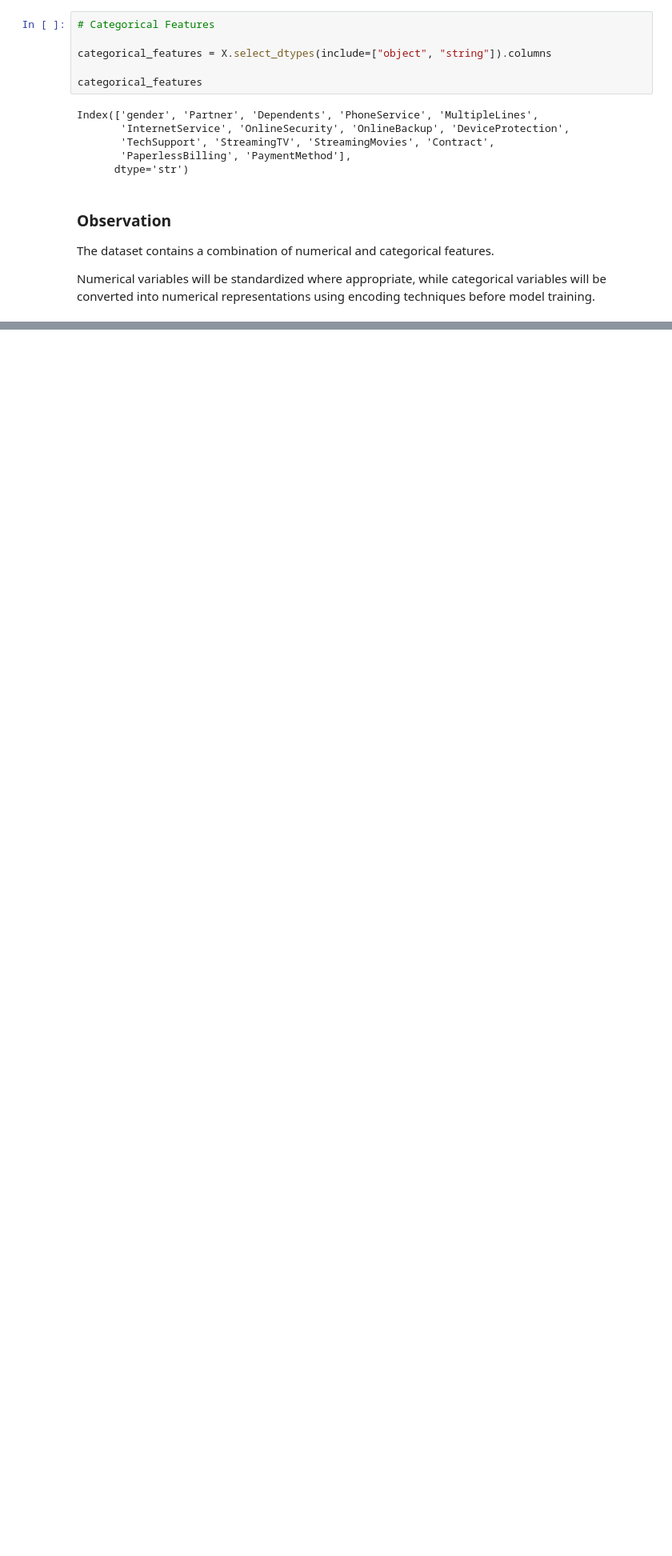
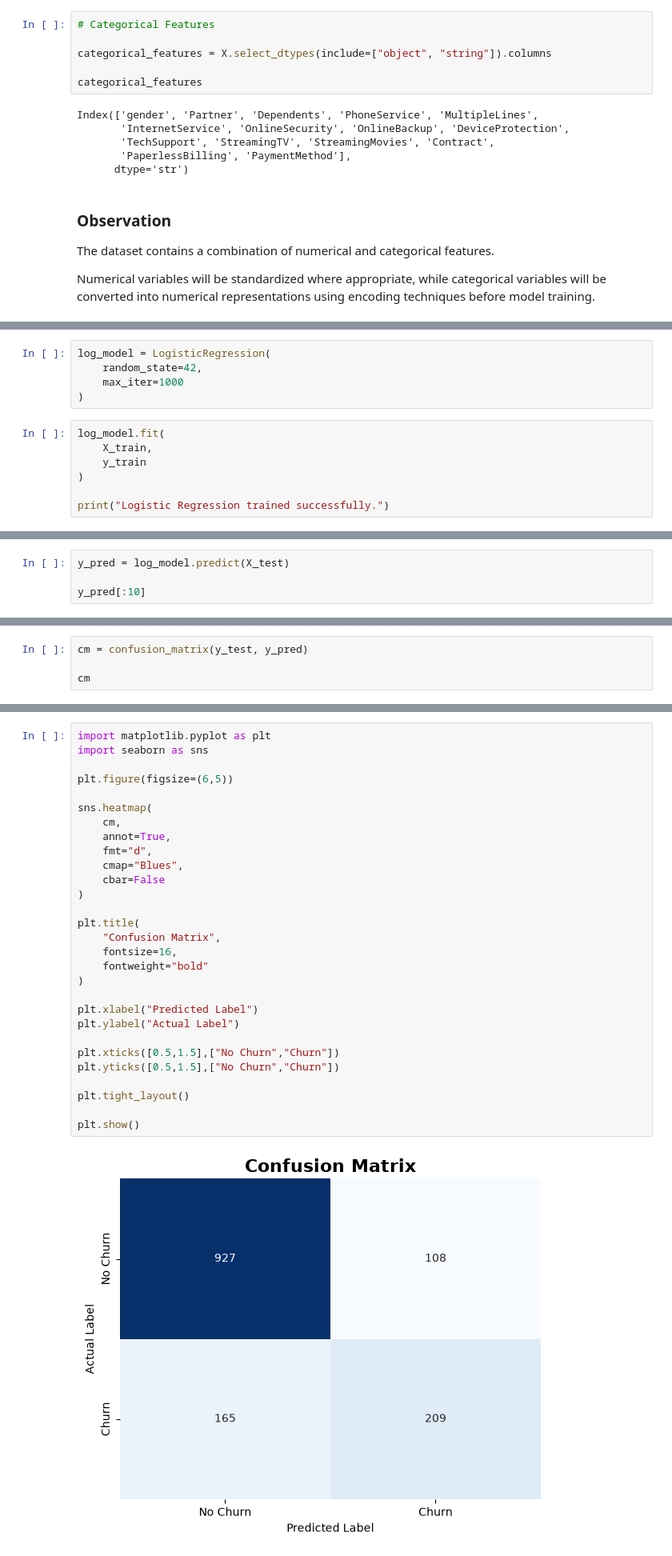
Before and after one commit to Al-maqdis/telecom-churn-prediction, a Jupyter notebook: notebooks/03_data_preprocessing.ipynb, the cells around one changed output, grey strips where cells are left out. Shown at 80% size. Drawn from its saved outputs; the diff is of its cells as text; blank space fills up the shorter version.

Commit message:
Initial commit: Telecom Customer Churn Prediction System

```diff
--- a/notebooks/03_data_preprocessing.ipynb
+++ b/notebooks/03_data_preprocessing.ipynb
@@ -387,0 +620,12 @@ Numerical variables will be standardized where appropriate, while categorical va
+# %%
+log_model = LogisticRegression(
+    random_state=42,
+    max_iter=1000
+)
+# %%
+log_model.fit(
+    X_train,
+    y_train
+)
+
+print("Logistic Regression trained successfully.")
@@ -387,0 +634,4 @@ Numerical variables will be standardized where appropriate, while categorical va
+# %%
+y_pred = log_model.predict(X_test)
+
+y_pred[:10]
@@ -387,0 +682,4 @@ Numerical variables will be standardized where appropriate, while categorical va
+# %%
+cm = confusion_matrix(y_test, y_pred)
+
+cm
@@ -387,0 +707,31 @@ Numerical variables will be standardized where appropriate, while categorical va
+# %%
+import matplotlib.pyplot as plt
+import seaborn as sns
+
+plt.figure(figsize=(6,5))
+
+sns.heatmap(
+    cm,
+    annot=True,
+    fmt="d",
+    cmap="Blues",
+    cbar=False
+)
+
+plt.title(
+    "Confusion Matrix",
+    fontsize=16,
+    fontweight="bold"
+)
+
+plt.xlabel("Predicted Label")
+plt.ylabel("Actual Label")
+
+plt.xticks([0.5,1.5],["No Churn","Churn"])
+plt.yticks([0.5,1.5],["No Churn","Churn"])
+
+plt.tight_layout()
+
+plt.show()
+# %% [output]
+[figure, added]
```
Also changed, not shown: parts of 114 cells of this notebook, 17 other files.
